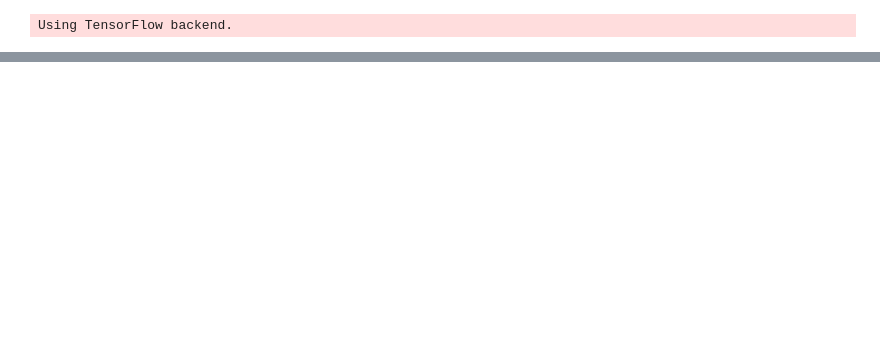
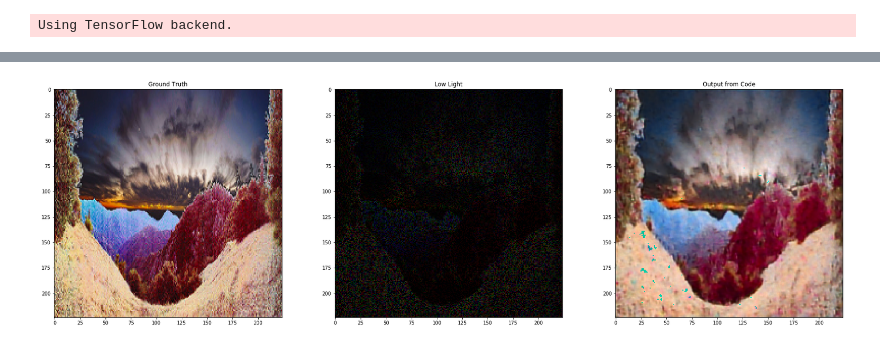
Before and after one commit to algo-circle/6th-Sem-project, a Jupyter notebook: Codebase.ipynb, the cells around one changed output, grey strips where cells are left out. Drawn from its saved outputs; the diff is of its cells as text; code cells hidden in the pictures; blank space fills up the shorter version.

```diff
--- a/Codebase.ipynb
+++ b/Codebase.ipynb
@@ -45,4 +45,4 @@ ab= np.concatenate((ab1,ab2,ab3), axis=0)
 # %%
 l= np.load('gray_scale.npy', fix_imports=True)
 # %%
-l= l.reshape(25000,224,224,1)
+#l= l.reshape(25000,224,224,1)
@@ -49,4 +53,5 @@ l= l.reshape(25000,224,224,1)
 # %%
 X_ = l[0:10000,...]
 # %%
-merged_images= cv2.merge(X_, ab1)
+#merged_images= cv2.merge(X_, ab1)
+img = np.zeros(())
@@ -127,4 +132,35 @@ if Training:
     model.fit_generator(GI(X_,y),epochs=50,verbose=1,steps_per_epoch=100,shuffle=True)
     model.save("Low_light_enhancement_v1_224_X_224_1.h5")
 else:
-    model = load_model("Low_light_enhancement_v1_224_X_224.h5")
+    model = load_model("/home/rohit/Projects/Low_light_enhancement_v1_224_X_224.h5")
+# %%
+ind = np.random.randint(10001,25000)
+Img = np.zeros((224,224,3))
+Img[...,0] = l[ind]
+Img[...,1] = ab[ind][...,0]
+Img[...,2] = ab[ind][...,1]
+Img = Img.astype("uint8")
+Img = cv2.cvtColor(Img,cv2.COLOR_Lab2BGR)
+
+plt.figure(figsize=(50,50))
+plt.subplot(5,5,1)
+plt.imshow(cv2.cvtColor(Img,cv2.COLOR_BGR2RGB))
+plt.title("Ground Truth")
+#plt.show()
+#print(ind)
+
+img_ = img_prep(Img)
+plt.subplot(5,5,2)
+plt.imshow(cv2.cvtColor(img_,cv2.COLOR_BGR2RGB))
+plt.title("Low Light")
+#plt.show()
+
+img = model.predict(img_.reshape(1,224,224,3))
+img = img.reshape(224,224,3)
+img = img.astype("uint8")
+plt.subplot(5,5,3)
+plt.imshow(cv2.cvtColor(img, cv2.COLOR_BGR2RGB))
+plt.title("Output from Code")
+plt.show()
+# %% [output]
+[figure, added]
```
Also changed, not shown: parts of 4 cells of this notebook.
